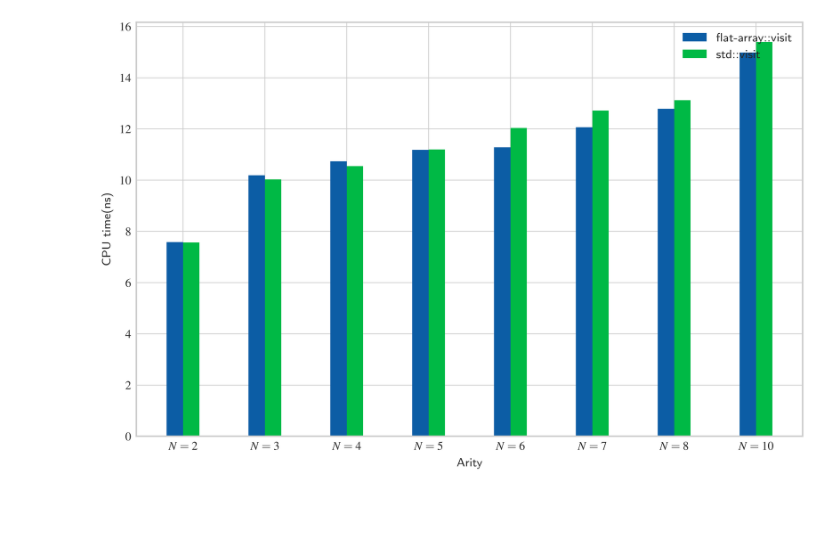
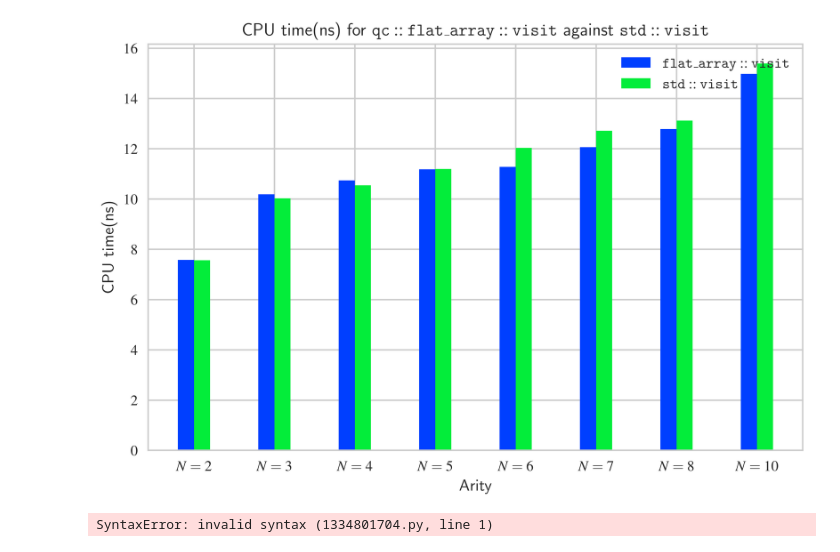
Before and after one commit to quasar-chunawala/qc-visit, a Jupyter notebook: scripts/plot_benchmarks.ipynb, the cells around one changed output. Saved outputs shown, nothing was run; the diff lists cells and outputs as text; code cells hidden in the pictures; blank space fills up the shorter version.

```diff
--- a/scripts/plot_benchmarks.ipynb
+++ b/scripts/plot_benchmarks.ipynb
@@ -58,19 +58,24 @@ visit_arity, std_visit_cpu_times = get_cpu_times_by_arity(VisitImplementation.ST
 # %%
 # Plot the benchmarking results
 x = np.arange(len(visit_arity))
 width = 0.20
 categories = [f"$N={arity}$" for arity in visit_arity]
 
 plt.style.use(['seaborn-v0_8-whitegrid'])
 
 plt.figure(figsize=(8,5))
+plt.title('CPU time(ns) for $\mathtt{qc::flat\_array::visit}$ against $\mathtt{std::visit}$')
 plt.xlabel('Arity')
 plt.ylabel('CPU time(ns)')
-plt.bar(x - width/2, flat_array_visit_cpu_times, width, label="flat_array::visit")
-plt.bar(x + width/2, std_visit_cpu_times, width, label="std::visit")
+plt.bar(x - width/2, flat_array_visit_cpu_times, width, label="$\mathtt{flat\_array::visit}$")
+plt.bar(x + width/2, std_visit_cpu_times, width, label="$\mathtt{std::visit}$")
 plt.legend(frameon=False, loc='upper right')
 plt.xticks(x, categories)
 plt.savefig("../benchmarking_results.png", bbox_inches="tight")
 plt.show()
 # %% [output]
-[figure, old version]
+[figure, new version]
+# %%
+$
+# %% [output]
+SyntaxError: invalid syntax (1334801704.py, line 1)
```
Also changed, not shown: 1 other file.
